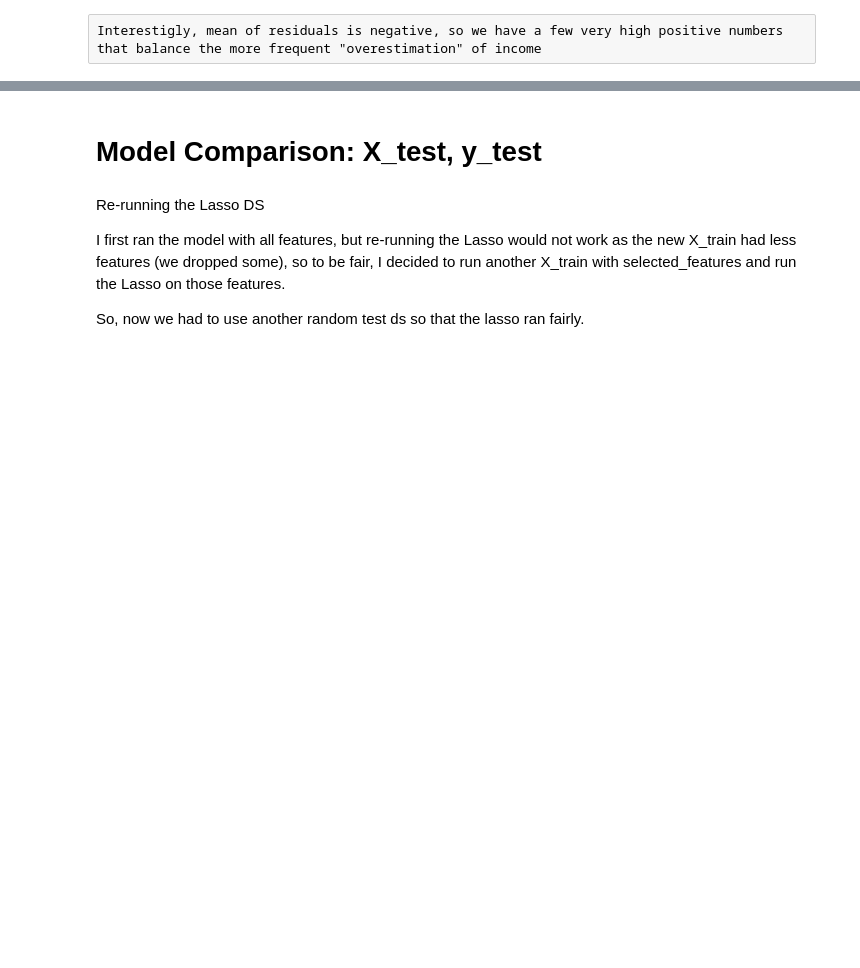
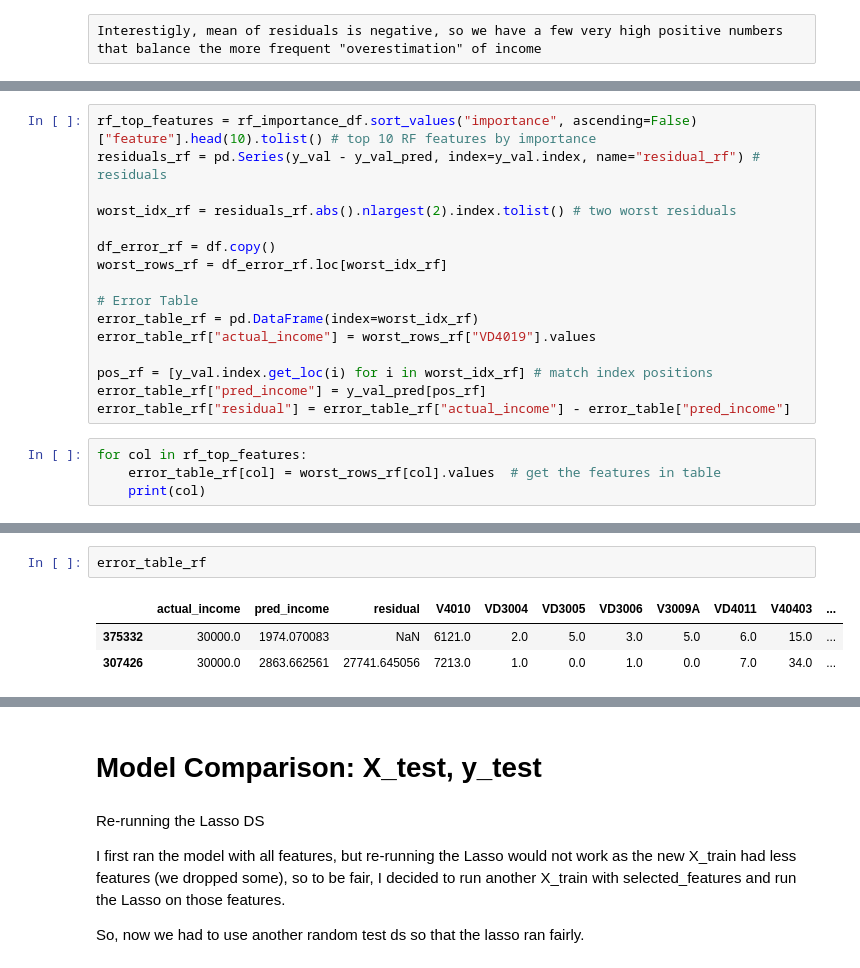
Before and after one commit to joaohgmartinss/Intro-to-ML, a Jupyter notebook: Final-Project-Joao.ipynb, the cells around one changed output, grey strips where cells are left out. Saved outputs shown, nothing was run; the diff lists cells and outputs as text; blank space fills up the shorter version.

```diff
--- a/Final-Project-Joao.ipynb
+++ b/Final-Project-Joao.ipynb
@@ -509,0 +609,20 @@ Interestigly, mean of residuals is negative, so we have a few very high positive
+# %%
+rf_top_features = rf_importance_df.sort_values("importance", ascending=False)["feature"].head(10).tolist() # top 10 RF features by importance
+residuals_rf = pd.Series(y_val - y_val_pred, index=y_val.index, name="residual_rf") # residuals
+
+worst_idx_rf = residuals_rf.abs().nlargest(2).index.tolist() # two worst residuals
+
+df_error_rf = df.copy()
+worst_rows_rf = df_error_rf.loc[worst_idx_rf]
+
+# Error Table
+error_table_rf = pd.DataFrame(index=worst_idx_rf)
+error_table_rf["actual_income"] = worst_rows_rf["VD4019"].values
+
+pos_rf = [y_val.index.get_loc(i) for i in worst_idx_rf] # match index positions
+error_table_rf["pred_income"] = y_val_pred[pos_rf]
+error_table_rf["residual"] = error_table_rf["actual_income"] - error_table["pred_income"]
+# %%
+for col in rf_top_features:
+    error_table_rf[col] = worst_rows_rf[col].values  # get the features in table
+    print(col)
@@ -509,0 +640,6 @@ Interestigly, mean of residuals is negative, so we have a few very high positive
+# %%
+error_table_rf
+# %% [output]
+|  | actual_income | pred_income | residual | V4010 | VD3004 | VD3005 | VD3006 | V3009A | VD4011 | V40403 | ... |
+| 375332 | 30000.0 | 1974.070083 | NaN | 6121.0 | 2.0 | 5.0 | 3.0 | 5.0 | 6.0 | 15.0 | ... |
+| 307426 | 30000.0 | 2863.662561 | 27741.645056 | 7213.0 | 1.0 | 0.0 | 1.0 | 0.0 | 7.0 | 34.0 | ... |
```
Also changed, not shown: parts of 17 cells of this notebook.
